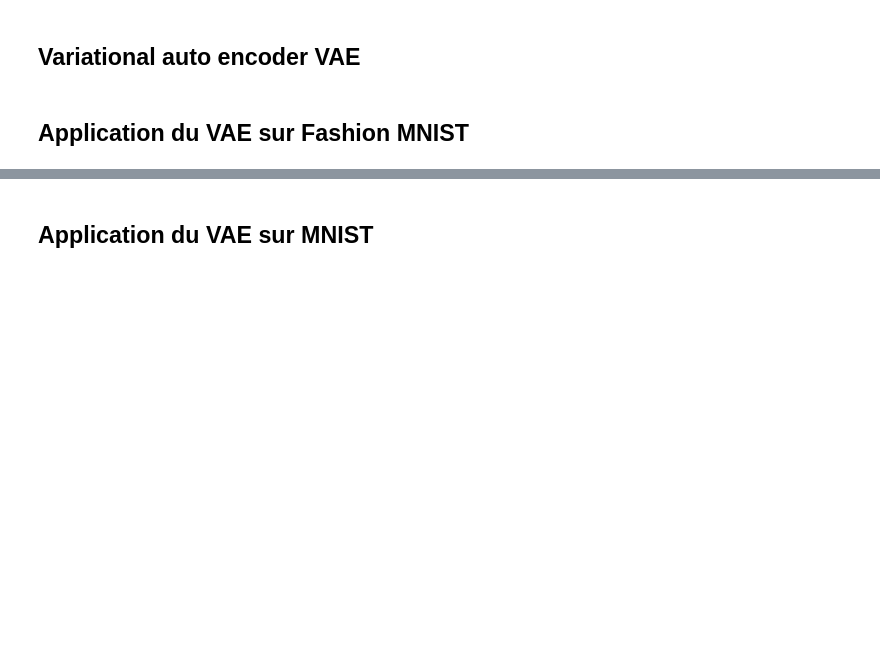
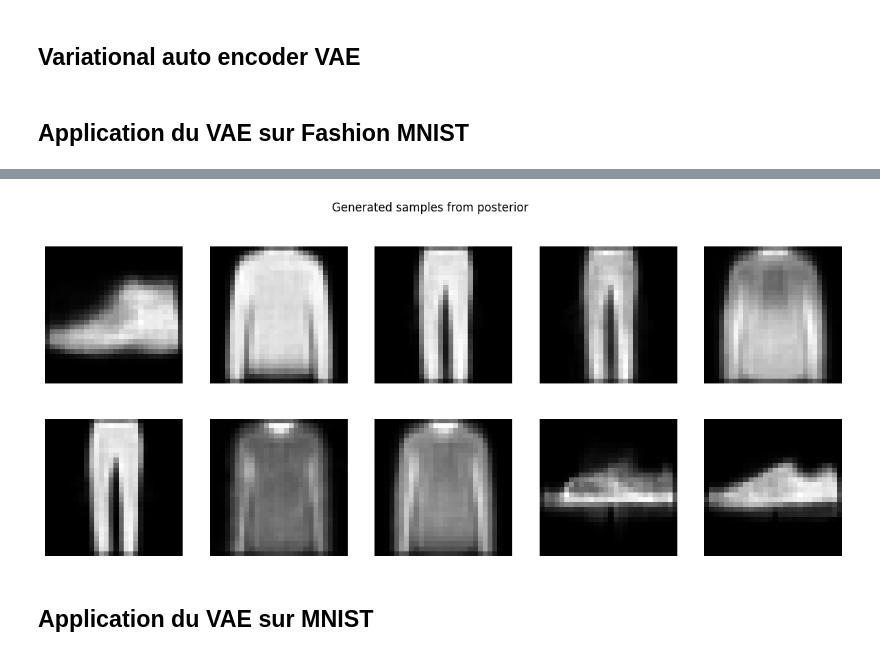
Before and after one commit to Jalalbaim/Auto-Encoder, a Jupyter notebook: Variational_Auto_Encoder_.ipynb, the cells around one changed output, grey strips where cells are left out. Saved outputs shown, nothing was run; the diff lists cells and outputs as text; code cells hidden in the pictures; blank space fills up the shorter version.

```diff
--- a/Variational_Auto_Encoder_.ipynb
+++ b/Variational_Auto_Encoder_.ipynb
@@ -358,3 +399,12 @@ with torch.no_grad():
+# %%
+
+num_samples = 10
+data = next(iter(test_dataloader))[0][:num_samples]
+device = 'cuda' if torch.cuda.is_available() else 'cpu'
+
+generate_samples_from_posterior(vae_FMNIST, data, device, 2, 5)
+# %% [output]
+[figure, added]
 # %% [markdown]
 ## Application du VAE sur MNIST
 # %%
```
Also changed, not shown: parts of 25 cells of this notebook.
